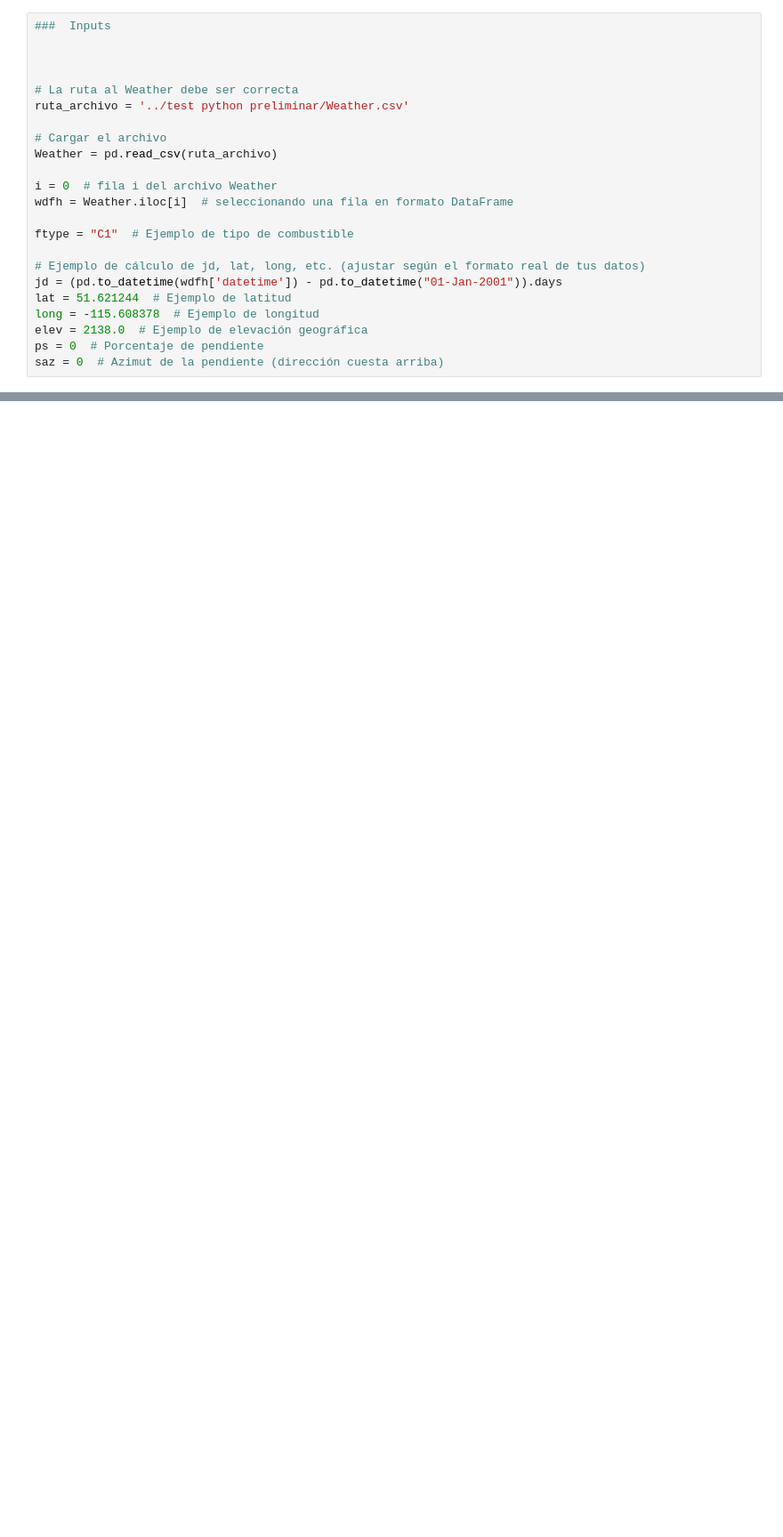
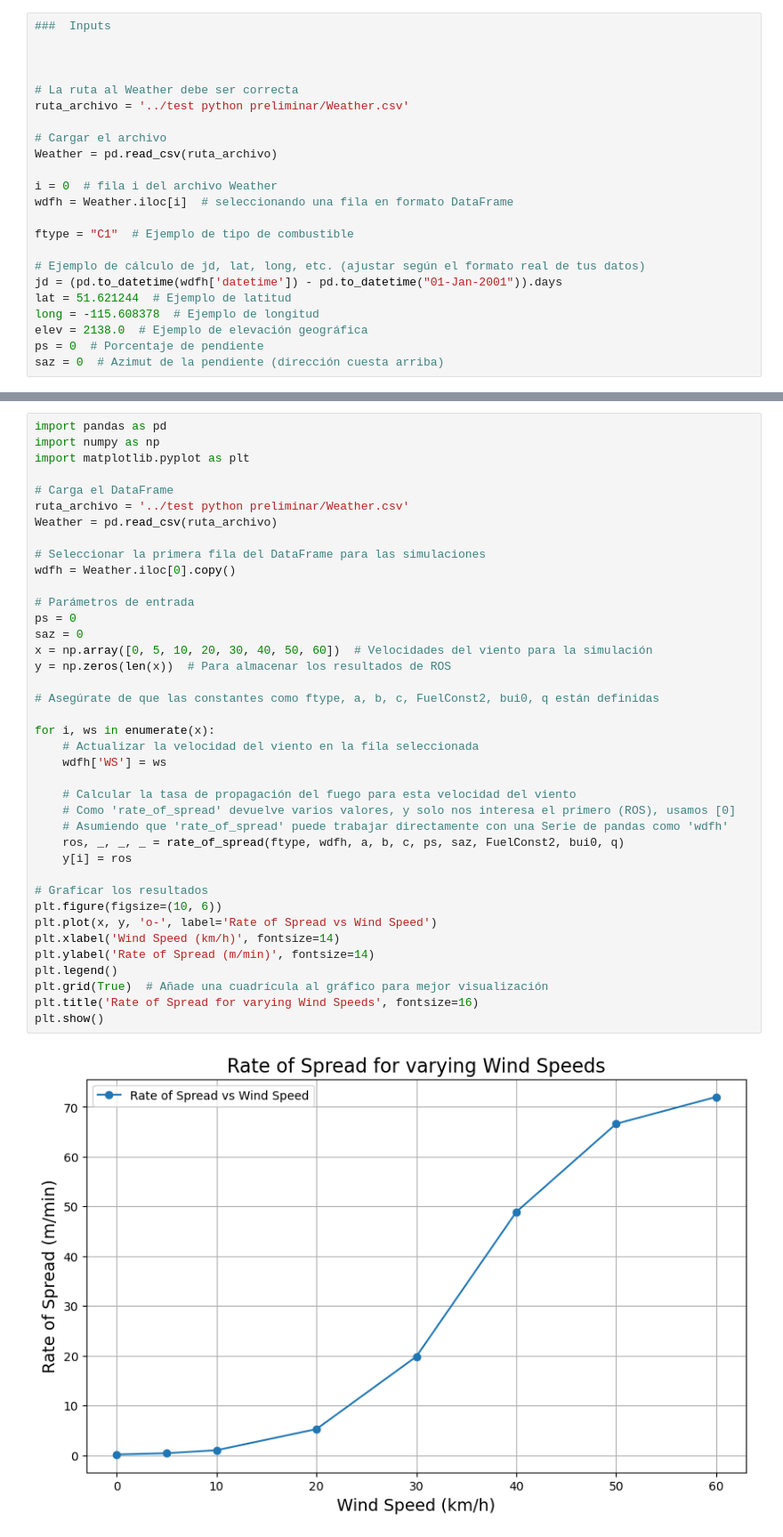
Before and after one commit to Sigggma/c2f-python, a Jupyter notebook: test python preliminar/main.ipynb, the cells around one changed output, grey strips where cells are left out. Shown at 89% size. Saved outputs shown, nothing was run; the diff lists cells and outputs as text; blank space fills up the shorter version.

```diff
--- a/test python preliminar/main.ipynb
+++ b/test python preliminar/main.ipynb
@@ -556,0 +582,41 @@ BROS = 0.002 [m/min]    BFI = 0.811 [kW/m]      DB = 0.099 [m]  Perimeter = 708.
+# %%
+import pandas as pd
+import numpy as np
+import matplotlib.pyplot as plt
+
+# Carga el DataFrame
+ruta_archivo = '../test python preliminar/Weather.csv'
+Weather = pd.read_csv(ruta_archivo)
+
+# Seleccionar la primera fila del DataFrame para las simulaciones
+wdfh = Weather.iloc[0].copy()
+
+# Parámetros de entrada
+ps = 0
+saz = 0
+x = np.array([0, 5, 10, 20, 30, 40, 50, 60])  # Velocidades del viento para la simulación
+y = np.zeros(len(x))  # Para almacenar los resultados de ROS
+
+# Asegúrate de que las constantes como ftype, a, b, c, FuelConst2, bui0, q están definidas
+
+for i, ws in enumerate(x):
+    # Actualizar la velocidad del viento en la fila seleccionada
+    wdfh['WS'] = ws
+
+    # Calcular la tasa de propagación del fuego para esta velocidad del viento
+    # Como 'rate_of_spread' devuelve varios valores, y solo nos interesa el primero (ROS), usamos [0]
+    # Asumiendo que 'rate_of_spread' puede trabajar directamente con una Serie de pandas como 'wdfh'
+    ros, _, _, _ = rate_of_spread(ftype, wdfh, a, b, c, ps, saz, FuelConst2, bui0, q)
+    y[i] = ros
+
+# Graficar los resultados
+plt.figure(figsize=(10, 6))
+plt.plot(x, y, 'o-', label='Rate of Spread vs Wind Speed')
+plt.xlabel('Wind Speed (km/h)', fontsize=14)
+plt.ylabel('Rate of Spread (m/min)', fontsize=14)
+plt.legend()
+plt.grid(True)  # Añade una cuadrícula al gráfico para mejor visualización
+plt.title('Rate of Spread for varying Wind Speeds', fontsize=16)
+plt.show()
+# %% [output]
+[figure, added]
```
Also changed, not shown: parts of 3 cells of this notebook, 3 other files.
